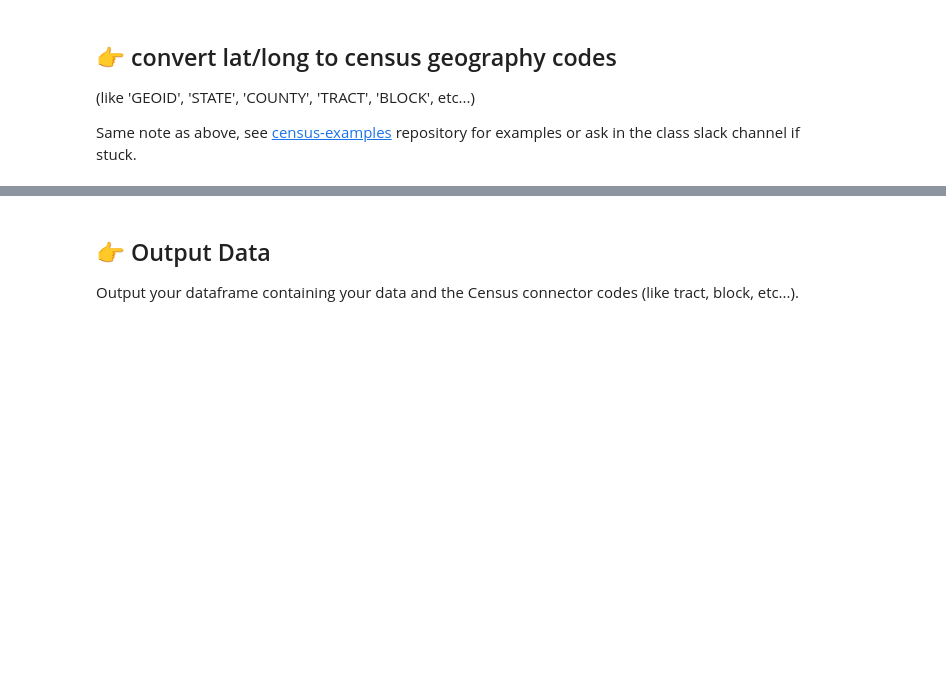
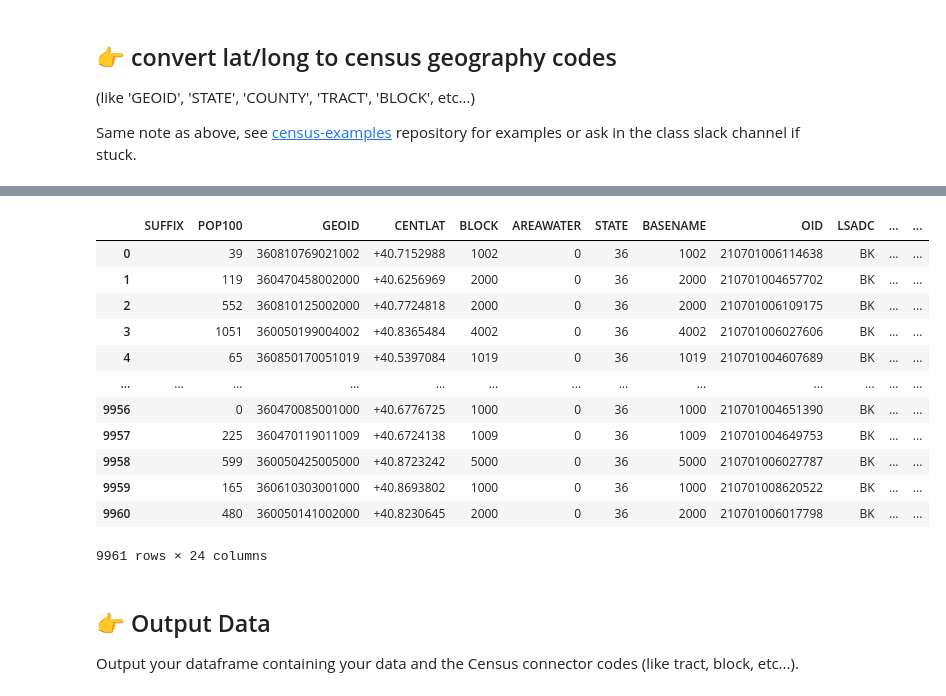
Before and after one commit to radhika3558/connect-to-census, a Jupyter notebook: connect-to-census.ipynb, the cells around one changed output, grey strips where cells are left out. Saved outputs shown, nothing was run; the diff lists cells and outputs as text; code cells hidden in the pictures; blank space fills up the shorter version.

```diff
--- a/connect-to-census.ipynb
+++ b/connect-to-census.ipynb
@@ -56,6 +56,8 @@ You can write code here to download your dataset. Or if you already have it, jus
 import pandas as pd
 
 df = pd.read_csv('df_cleaned.csv')
+# %%
+df =df.sample(10000)
 # %%
 print(df.dtypes)
 # %% [output]
@@ -140,9 +142,11 @@ def bulk_geocode(latitudes, longitudes):
         mapped_results = tpe.map(geocode, latitudes, longitudes)
         data = list(tqdm(mapped_results, total=len(df)))
 
-    return pd.DataFrame(data)
+    #return pd.DataFrame(data)
+        return pd.DataFrame([x for x in data if x])
 
 census_geos_df = bulk_geocode(df['LATITUDE'], df['LONGITUDE'])
 census_geos_df.head()
+len(census_geos_df)
 # %% [output]
 Error geocoding (0.0, 0.0): 'Census Blocks'
@@ -161,3 +180,19 @@ Error geocoding (0.0, 0.0): 'Census Blocks'
+# %%
+census_geos_df
+# %% [output]
+|  | SUFFIX | POP100 | GEOID | CENTLAT | BLOCK | AREAWATER | STATE | BASENAME | OID | LSADC | ... | ... |
+| 0 |  | 39 | 360810769021002 | +40.7152988 | 1002 | 0 | 36 | 1002 | 210701006114638 | BK | ... | ... |
+| 1 |  | 119 | 360470458002000 | +40.6256969 | 2000 | 0 | 36 | 2000 | 210701004657702 | BK | ... | ... |
+| 2 |  | 552 | 360810125002000 | +40.7724818 | 2000 | 0 | 36 | 2000 | 210701006109175 | BK | ... | ... |
+| 3 |  | 1051 | 360050199004002 | +40.8365484 | 4002 | 0 | 36 | 4002 | 210701006027606 | BK | ... | ... |
+| 4 |  | 65 | 360850170051019 | +40.5397084 | 1019 | 0 | 36 | 1019 | 210701004607689 | BK | ... | ... |
+| ... | ... | ... | ... | ... | ... | ... | ... | ... | ... | ... | ... | ... |
+| 9956 |  | 0 | 360470085001000 | +40.6776725 | 1000 | 0 | 36 | 1000 | 210701004651390 | BK | ... | ... |
+| 9957 |  | 225 | 360470119011009 | +40.6724138 | 1009 | 0 | 36 | 1009 | 210701004649753 | BK | ... | ... |
+| 9958 |  | 599 | 360050425005000 | +40.8723242 | 5000 | 0 | 36 | 5000 | 210701006027787 | BK | ... | ... |
+| 9959 |  | 165 | 360610303001000 | +40.8693802 | 1000 | 0 | 36 | 1000 | 210701008620522 | BK | ... | ... |
+| 9960 |  | 480 | 360050141002000 | +40.8230645 | 2000 | 0 | 36 | 2000 | 210701006017798 | BK | ... | ... |
+9961 rows × 24 columns
 # %% [markdown]
 ## 👉 Output Data
 
```
Also changed, not shown: parts of 5 cells of this notebook.
